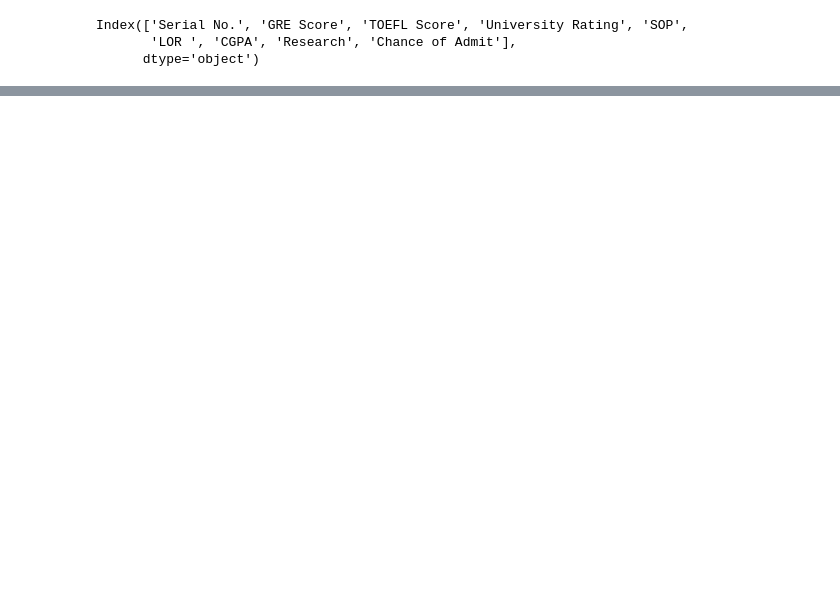
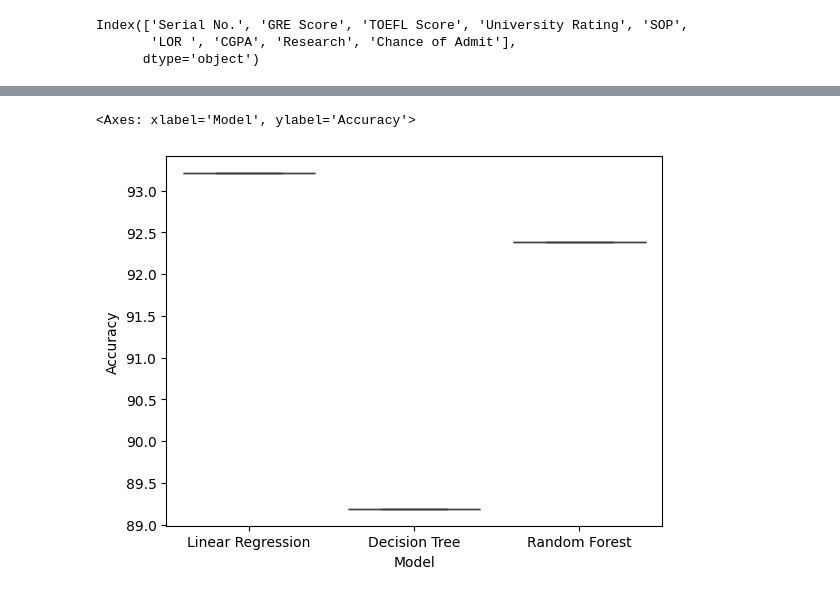
Before and after one commit to Sam21sop/chance-of-admission, a Jupyter notebook: ChancesAdmissionPrediction.ipynb, the cells around one changed output, grey strips where cells are left out. Cells and saved outputs as stored; diff of their text form; code cells hidden in the pictures; blank space fills up the shorter version.

```diff
--- a/ChancesAdmissionPrediction.ipynb
+++ b/ChancesAdmissionPrediction.ipynb
@@ -420,0 +499,7 @@ Model Accuracy: 93.21088927732526
+# %%
+# @title Highest and Lowest Accuracy Models
+
+sns.boxplot(x = 'Model', y = 'Accuracy', data = table)
+# %% [output]
+<Axes: xlabel='Model', ylabel='Accuracy'>
+[figure, added]
```
Also changed, not shown: parts of 13 cells of this notebook.
